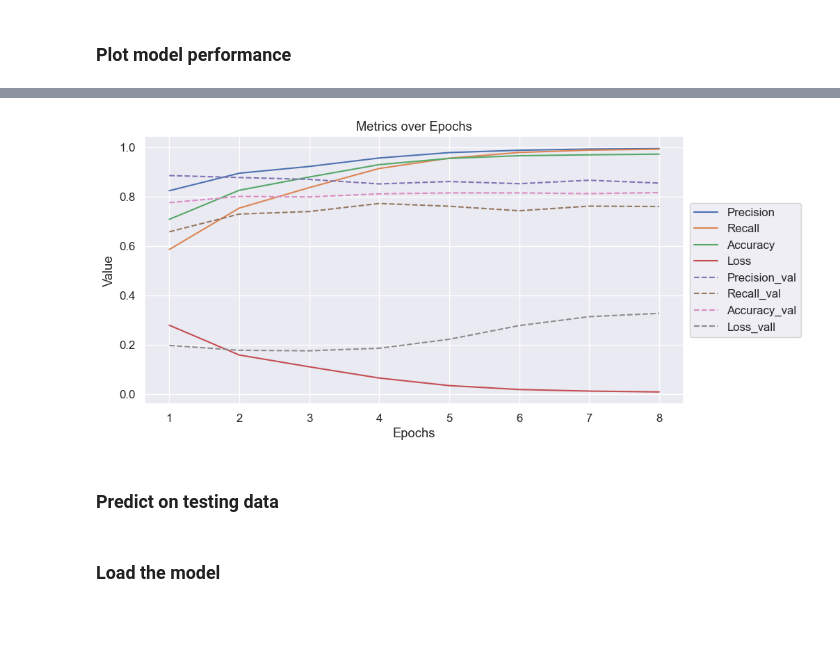
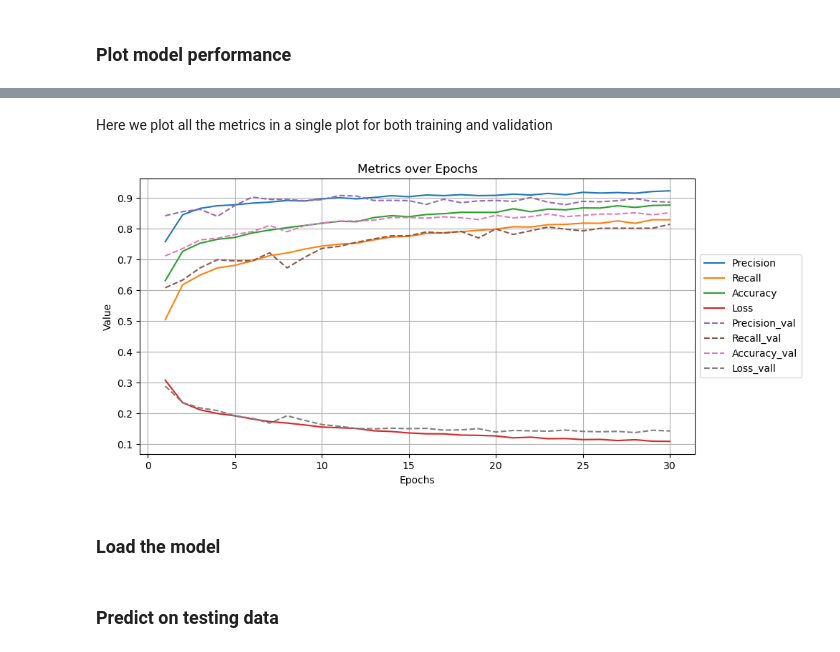
Before and after one commit to horialex/multi-label-image-classification, a Jupyter notebook: face-obstruction.ipynb, the cells around one changed output, grey strips where cells are left out. Saved outputs shown, nothing was run; the diff lists cells and outputs as text; code cells hidden in the pictures; blank space fills up the shorter version.

```diff
--- a/face-obstruction.ipynb
+++ b/face-obstruction.ipynb
@@ -439,10 +544,0 @@ Epoch 8: val_accuracy did not improve from 0.80623
-# %%
-def fit_model(model, name, epochs):
-    history = model.fit(train_batches,
-                        validation_data=validation_batches,
-                        epochs=epochs,
-                        callbacks=[
-                                  get_logger_callback(name),
-                                  early_stopping_callback,
-                                  create_model_checkpoint(f'./models/{name}.h5')])
-    return history
@@ -449,5 +547,5 @@ def fit_model(model, name, epochs):
 # %%
 size_histories = {}
 # %%
-size_histories['medium'] = fit_model(model, 'sizes-medium', 20)
+size_histories['large'] = fit_model(model, 'sizes-large-3', 30)
 # %% [output]
@@ -471,2 +569,4 @@ Epoch 8: val_accuracy improved from 0.81634 to 0.81761, saving model to ./models
 # %% [markdown]
 ### Plot model performance
+# %%
+history_metrics = size_histories['large'].history
@@ -473,6 +637,4 @@ Epoch 8: val_accuracy improved from 0.81634 to 0.81761, saving model to ./models
 # %%
-history_metrics = size_histories['medium'].history
-
 
 def plot_metrics(history, metric):
     if metric not in history:
@@ -486,6 +648,6 @@ def plot_metrics(history, metric):
     plt.legend(loc="upper left")
     plt.show()
 
-plot_metrics(history_metrics, metric='loss')
-plot_metrics(history_metrics, metric='accuracy')
+plot_metrics(existing_history, metric='loss')
+plot_metrics(existing_history, metric='accuracy')
 # %% [output]
@@ -494,39 +656,49 @@ plot_metrics(history_metrics, metric='accuracy')
+# %% [markdown]
+Here we plot all the metrics in a single plot for both training and validation
 # %%
-# Extracting metrics from history
-precision = history_metrics['precision_2']
-recall = history_metrics['recall_2']
+
+precision_key = [key for key in history_metrics.keys() if key.startswith('precision_')][0]
+recall_key = [key for key in history_metrics.keys() if key.startswith('recall_')][0]
+
+val_precision_key = [key for key in history_metrics.keys() if key.startswith('val_precision_')][0]
+val_recall_key = [key for key in history_metrics.keys() if key.startswith('val_recall_')][0]
+
+precision = history_metrics[precision_key]
+recall = history_metrics[recall_key]
 accuracy = history_metrics['accuracy']
 loss = history_metrics['loss']
 
-precision_val = history_metrics['val_precision_2']
-recall_val = history_metrics['val_recall_2']
+precision_val = history_metrics[val_precision_key]
+recall_val = history_metrics[val_recall_key]
 accuracy_val = history_metrics['val_accuracy']
 loss_val = history_metrics['val_loss']
 
 # Creating an array of epoch numbers
 epochs = np.arange(1, len(precision) + 1)
 
 # Plotting the metrics
 plt.figure(figsize=(10, 5))
 
 #Training metrics
 plt.plot(epochs, precision, label='Precision')
 plt.plot(epochs, recall, label='Recall')
 plt.plot(epochs, accuracy, label='Accuracy')
 plt.plot(epochs, loss, label='Loss')
 
 #Validation metrics
 plt.plot(epochs, precision_val, label='Precision_val',  linestyle='--')
 plt.plot(epochs, recall_val, label='Recall_val',  linestyle='--')
 plt.plot(epochs, accuracy_val, label='Accuracy_val',  linestyle='--')
 plt.plot(epochs, loss_val, label='Loss_vall', linestyle='--')
 
 plt.title('Metrics over Epochs')
 plt.xlabel('Epochs')
 plt.ylabel('Value')
 plt.legend(loc='center left', bbox_to_anchor=(1, 0.5))
 plt.grid(True)
 
 plt.show()
 # %% [output]
-[figure, old version]
+[figure, new version]
+# %% [markdown]
+### Load the model
@@ -533,4 +707,2 @@ plt.show()
 # %% [markdown]
 ### Predict on testing data
-# %% [markdown]
-### Load the model
```
Also changed, not shown: parts of 47 cells of this notebook, 4 other files.
